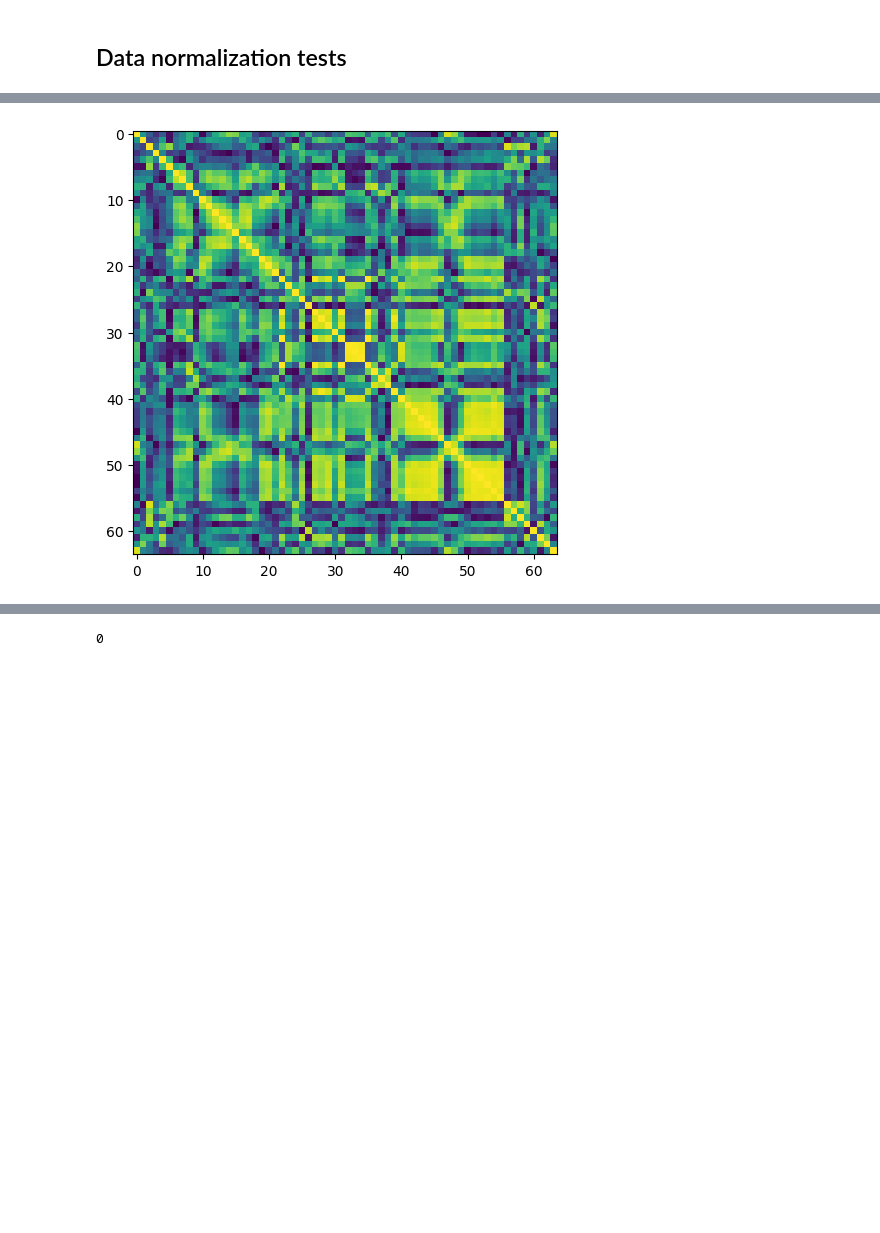
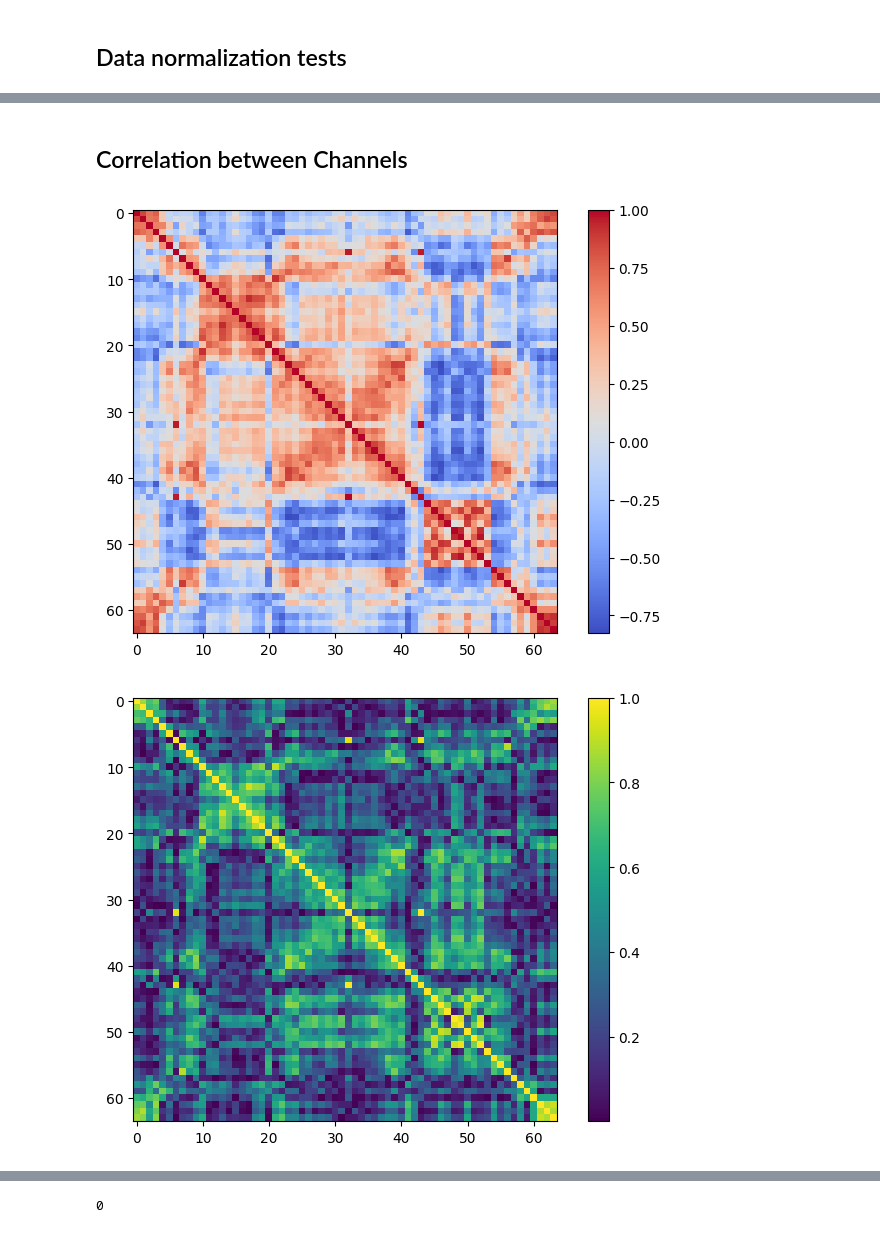
Before and after one commit to Roboy/roboy_smells, a Jupyter notebook: notebooks/test_sensor-model.ipynb, the cells around one changed output, grey strips where cells are left out. Cells and saved outputs as stored; diff of their text form; code cells hidden in the pictures; blank space fills up the shorter version.

Commit message:
Work on data normalization techniques

```diff
--- a/notebooks/test_sensor-model.ipynb
+++ b/notebooks/test_sensor-model.ipynb
@@ -18,7 +18,7 @@ read in data from a specific file
 # %% [markdown]
 or all files from a from a directory
 # %%
-data_tuple = file_reader.read_all_files_in_folder('../data/newgen-test')
+data_tuple = file_reader.read_all_files_in_folder('../data')
 #data_tuple = dp.remove_broken_channels_multi_files(data_tuple)
 functionalisations, working_channels, all_data = data_tuple
 # %% [output]
@@ -56,6 +56,7 @@ for i, time in enumerate(data):
     channel_data = data[time]['channels']
     orig_data_matrix[i, :] = channel_data
 
+orig_data_matrix = orig_data_matrix[0:22_000]
 data_matrix = orig_data_matrix
 # %%
 # log scale
@@ -63,11 +64,18 @@ data_matrix = np.log(orig_data_matrix)
 
 # high-pass filter
 l1_filter = data_matrix[0]
-l1_factor = 0#1e-3
+l1_factor = 1e-3
 for i in range(len(data_matrix)):
     l1_filter = (l1_filter + data_matrix[i] * l1_factor) / (1.0+l1_factor)
     data_matrix[i] -= l1_filter
 
+# norm by variance
+data_var = np.max(data_matrix, axis=0, keepdims=True)
+#data_matrix /= data_var+1e-6
+
 # remove baseline functionalisation 0
-func_0 = np.mean(data_matrix[:], axis=1, keepdims=True)
-data_matrix = data_matrix - func_0
+brokens = np.array([5,6,32,42])#[22,31])
+mask = np.ones(data_matrix.shape[1], bool)
+mask[brokens] = False
+func_0 = np.mean(data_matrix[:,mask], axis=1, keepdims=True)
+#data_matrix = data_matrix - func_0
@@ -74,11 +121,21 @@ data_matrix = data_matrix - func_0
+# %% [markdown]
+## Correlation between Channels
 # %%
 corr = np.corrcoef(data_matrix[:], rowvar=False)
 
 fig, ax = plt.subplots()
-im = ax.imshow(np.abs(corr))
+im = ax.imshow(corr, cmap="coolwarm")
 fig.tight_layout()
+fig.colorbar(im, ax=ax)
 plt.show()
+
+fig, ax = plt.subplots()
+im = ax.imshow(abs(corr))
+fig.tight_layout()
+fig.colorbar(im, ax=ax)
+plt.show()
 # %% [output]
-[figure, old version]
+[figure, new version]
+[figure, added]
 # %%
 # Channels that are very similar / dissimilar to:
```
Also changed, not shown: parts of 10 cells of this notebook, 1 other file.
